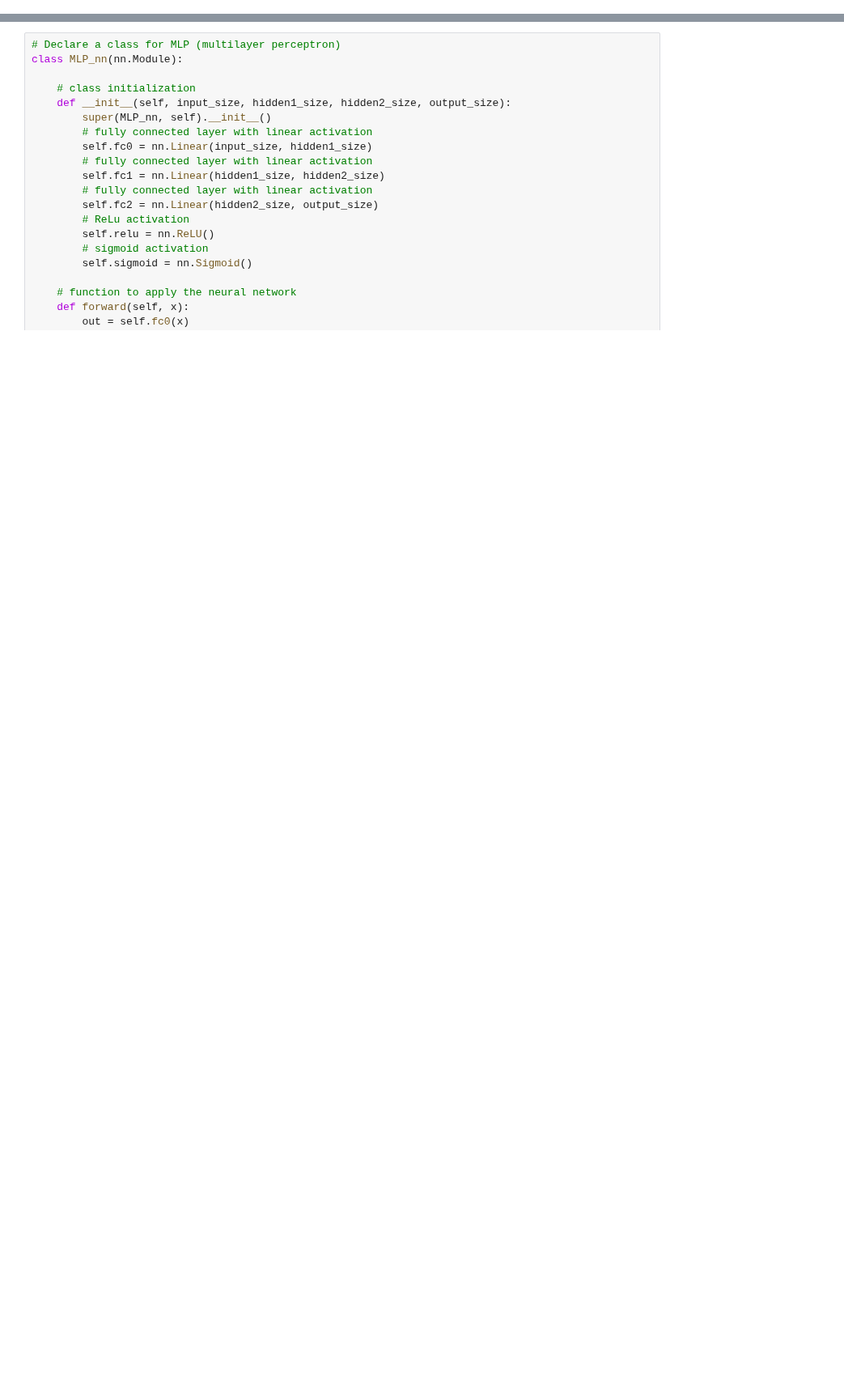
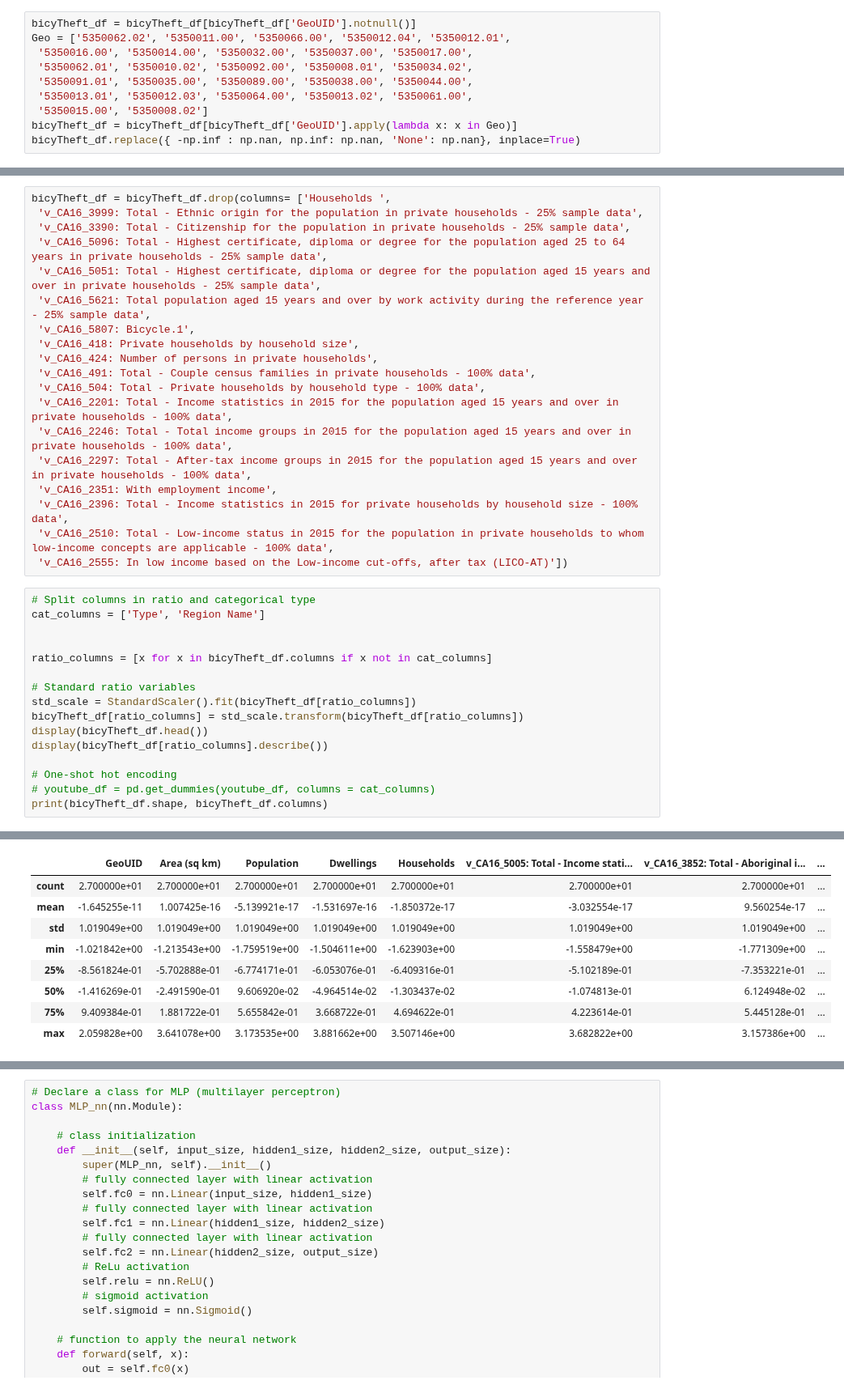
Before and after one commit to TEAM-IMT/bikes-theft-model, a Jupyter notebook: MLP_Network/MLP_Project.ipynb, the cells around one changed output, grey strips where cells are left out. Shown at 81% size. Drawn from its saved outputs; the diff is of its cells as text; blank space fills up the shorter version.

```diff
--- a/MLP_Network/MLP_Project.ipynb
+++ b/MLP_Network/MLP_Project.ipynb
@@ -14,0 +51,10 @@ Populating the interactive namespace from numpy and matplotlib
+# %%
+bicyTheft_df = bicyTheft_df[bicyTheft_df['GeoUID'].notnull()]
+Geo = ['5350062.02', '5350011.00', '5350066.00', '5350012.04', '5350012.01',
+ '5350016.00', '5350014.00', '5350032.00', '5350037.00', '5350017.00',
+ '5350062.01', '5350010.02', '5350092.00', '5350008.01', '5350034.02',
+ '5350091.01', '5350035.00', '5350089.00', '5350038.00', '5350044.00',
+ '5350013.01', '5350012.03', '5350064.00', '5350013.02', '5350061.00',
+ '5350015.00', '5350008.02']
+bicyTheft_df = bicyTheft_df[bicyTheft_df['GeoUID'].apply(lambda x: x in Geo)]
+bicyTheft_df.replace({ -np.inf : np.nan, np.inf: np.nan, 'None': np.nan}, inplace=True)
@@ -14,0 +114,36 @@ Populating the interactive namespace from numpy and matplotlib
+# %%
+bicyTheft_df = bicyTheft_df.drop(columns= ['Households ',
+ 'v_CA16_3999: Total - Ethnic origin for the population in private households - 25% sample data',
+ 'v_CA16_3390: Total - Citizenship for the population in private households - 25% sample data',
+ 'v_CA16_5096: Total - Highest certificate, diploma or degree for the population aged 25 to 64 years in private households - 25% sample data',
+ 'v_CA16_5051: Total - Highest certificate, diploma or degree for the population aged 15 years and over in private households - 25% sample data',
+ 'v_CA16_5621: Total population aged 15 years and over by work activity during the reference year - 25% sample data',
+ 'v_CA16_5807: Bicycle.1',
+ 'v_CA16_418: Private households by household size',
+ 'v_CA16_424: Number of persons in private households',
+ 'v_CA16_491: Total - Couple census families in private households - 100% data',
+ 'v_CA16_504: Total - Private households by household type - 100% data',
+ 'v_CA16_2201: Total - Income statistics in 2015 for the population aged 15 years and over in private households - 100% data',
+ 'v_CA16_2246: Total - Total income groups in 2015 for the population aged 15 years and over in private households - 100% data',
+ 'v_CA16_2297: Total - After-tax income groups in 2015 for the population aged 15 years and over in private households - 100% data',
+ 'v_CA16_2351: With employment income',
+ 'v_CA16_2396: Total - Income statistics in 2015 for private households by household size - 100% data',
+ 'v_CA16_2510: Total - Low-income status in 2015 for the population in private households to whom low-income concepts are applicable - 100% data',
+ 'v_CA16_2555: In low income based on the Low-income cut-offs, after tax (LICO-AT)'])
+# %%
+# Split columns in ratio and categorical type
+cat_columns = ['Type', 'Region Name']
+
+
+ratio_columns = [x for x in bicyTheft_df.columns if x not in cat_columns]
+
+# Standard ratio variables
+std_scale = StandardScaler().fit(bicyTheft_df[ratio_columns])
+bicyTheft_df[ratio_columns] = std_scale.transform(bicyTheft_df[ratio_columns])
+display(bicyTheft_df.head())
+display(bicyTheft_df[ratio_columns].describe())
+
+# One-shot hot encoding
+# youtube_df = pd.get_dummies(youtube_df, columns = cat_columns)
+print(bicyTheft_df.shape, bicyTheft_df.columns)
+# %% [output]
@@ -14,0 +156,9 @@ Populating the interactive namespace from numpy and matplotlib
+|  | GeoUID | Area (sq km) | Population | Dwellings | Households | v_CA16_5005: Total - Income stati... | v_CA16_3852: Total - Aboriginal i... | ... |
+| count | 2.700000e+01 | 2.700000e+01 | 2.700000e+01 | 2.700000e+01 | 2.700000e+01 | 2.700000e+01 | 2.700000e+01 | ... |
+| mean | -1.645255e-11 | 1.007425e-16 | -5.139921e-17 | -1.531697e-16 | -1.850372e-17 | -3.032554e-17 | 9.560254e-17 | ... |
+| std | 1.019049e+00 | 1.019049e+00 | 1.019049e+00 | 1.019049e+00 | 1.019049e+00 | 1.019049e+00 | 1.019049e+00 | ... |
+| min | -1.021842e+00 | -1.213543e+00 | -1.759519e+00 | -1.504611e+00 | -1.623903e+00 | -1.558479e+00 | -1.771309e+00 | ... |
+| 25% | -8.561824e-01 | -5.702888e-01 | -6.774171e-01 | -6.053076e-01 | -6.409316e-01 | -5.102189e-01 | -7.353221e-01 | ... |
+| 50% | -1.416269e-01 | -2.491590e-01 | 9.606920e-02 | -4.964514e-02 | -1.303437e-02 | -1.074813e-01 | 6.124948e-02 | ... |
+| 75% | 9.409384e-01 | 1.881722e-01 | 5.655842e-01 | 3.668722e-01 | 4.694622e-01 | 4.223614e-01 | 5.445128e-01 | ... |
+| max | 2.059828e+00 | 3.641078e+00 | 3.173535e+00 | 3.881662e+00 | 3.507146e+00 | 3.682822e+00 | 3.157386e+00 | ... |
```
Also changed, not shown: parts of 27 cells of this notebook, 9 other files.
